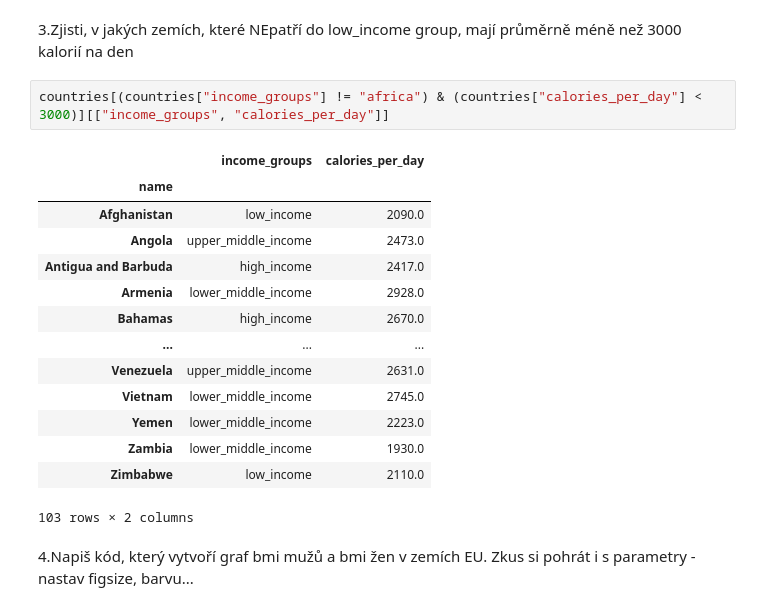
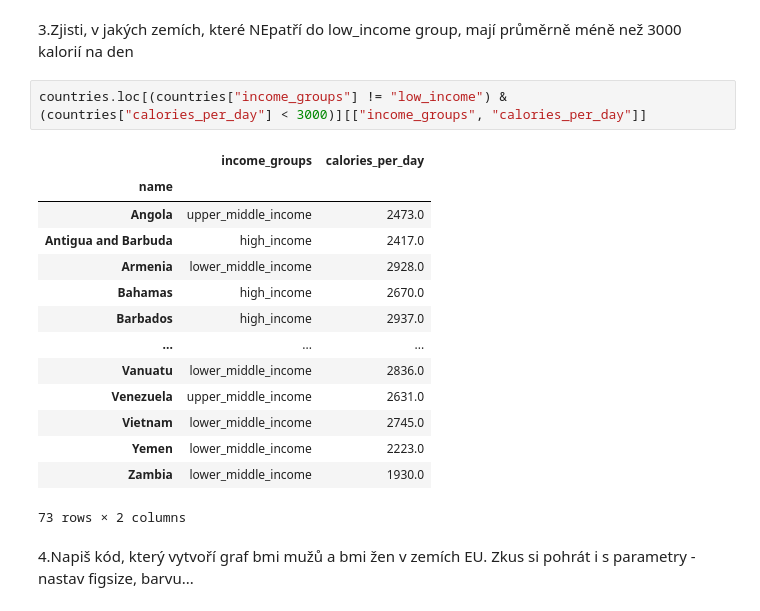
Before and after one commit to hadka/python_data_training, a Jupyter notebook: Ukoly 2.ipynb, the cells around one changed output. Drawn from its saved outputs; the diff is of its cells as text.

```diff
--- a/Ukoly 2.ipynb
+++ b/Ukoly 2.ipynb
@@ -109,22 +119,22 @@ countries
 # %% [markdown]
 3.Zjisti, v jakých zemích, které NEpatří do low_income group, mají průměrně méně než 3000 kalorií na den
 # %%
-countries[(countries["income_groups"] != "africa") & (countries["calories_per_day"] < 3000)][["income_groups", "calories_per_day"]]
+countries.loc[(countries["income_groups"] != "low_income") & (countries["calories_per_day"] < 3000)][["income_groups", "calories_per_day"]]
 # %% [output]
 |  | income_groups | calories_per_day |
 | name |  |  |
-| Afghanistan | low_income | 2090.0 |
 | Angola | upper_middle_income | 2473.0 |
 | Antigua and Barbuda | high_income | 2417.0 |
 | Armenia | lower_middle_income | 2928.0 |
 | Bahamas | high_income | 2670.0 |
+| Barbados | high_income | 2937.0 |
 | ... | ... | ... |
+| Vanuatu | lower_middle_income | 2836.0 |
 | Venezuela | upper_middle_income | 2631.0 |
 | Vietnam | lower_middle_income | 2745.0 |
 | Yemen | lower_middle_income | 2223.0 |
 | Zambia | lower_middle_income | 1930.0 |
-| Zimbabwe | low_income | 2110.0 |
-103 rows × 2 columns
+73 rows × 2 columns
 # %% [markdown]
 4.Napiš kód, který vytvoří graf bmi mužů a bmi žen v zemích EU. Zkus si pohrát i s parametry - nastav figsize, barvu...
 # %%
```
Also changed, not shown: parts of 9 cells of this notebook, 1 other file.
